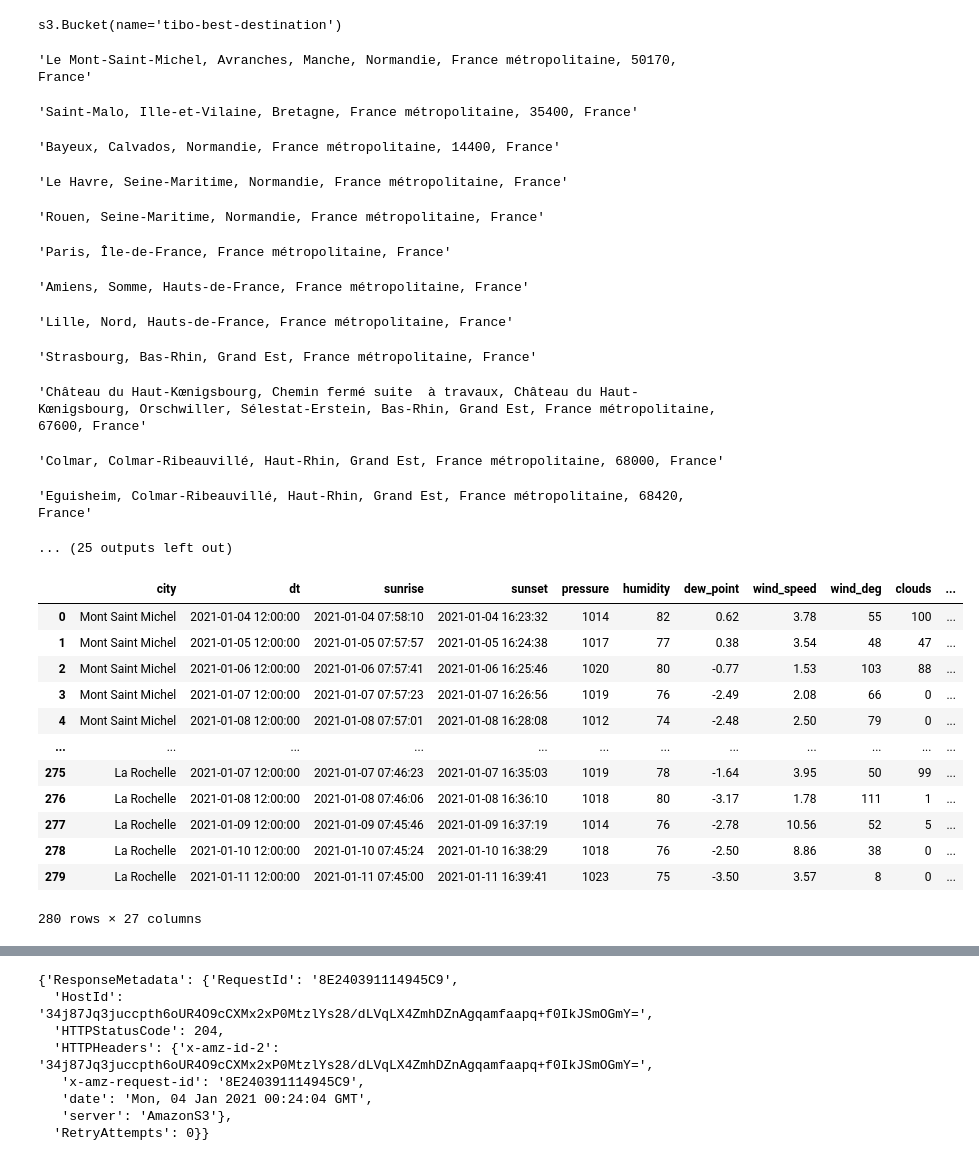
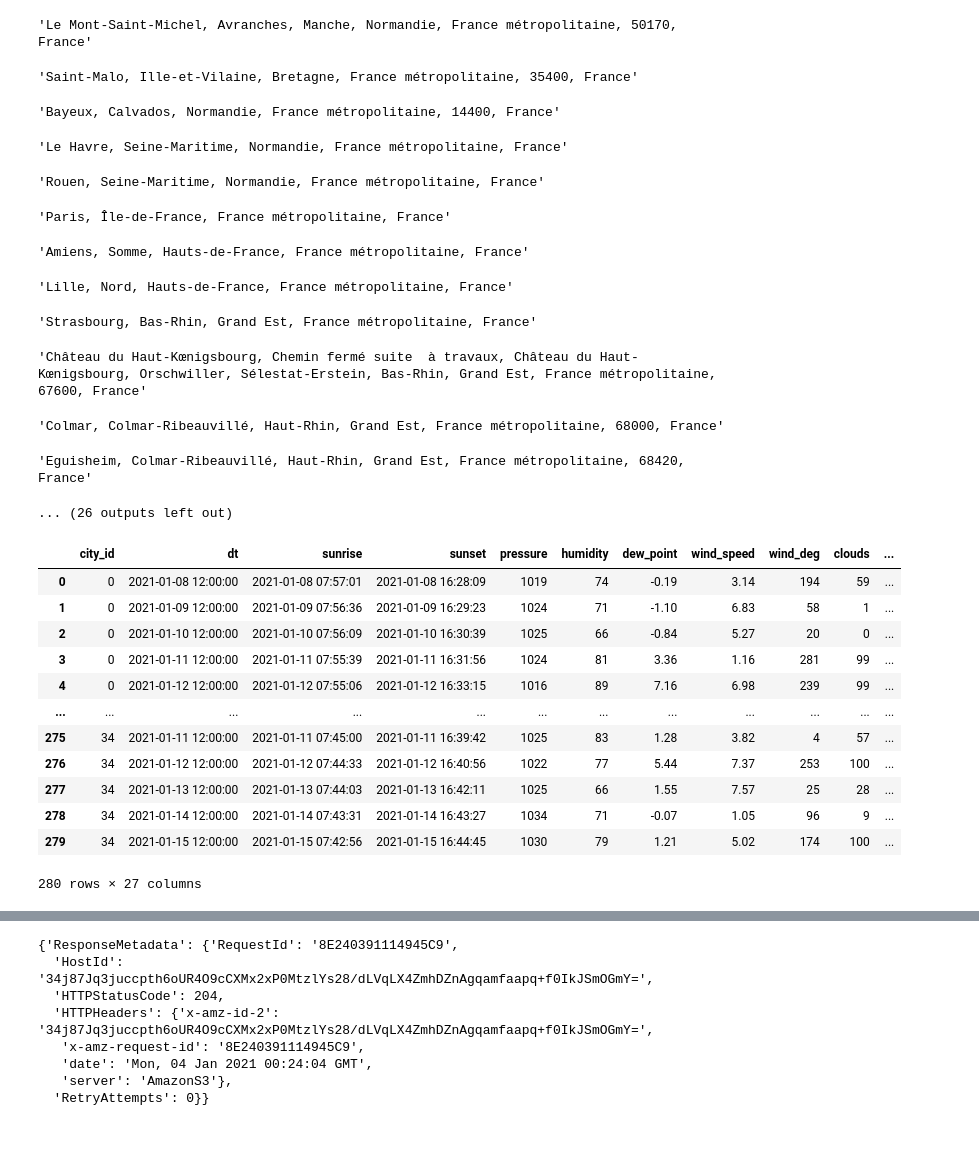
Before and after one commit to thibaudchevrier/Kayak, a Jupyter notebook: Kayak.ipynb, the cells around one changed output, grey strips where cells are left out. Cells and saved outputs as stored; diff of their text form; code cells hidden in the pictures.

```diff
--- a/Kayak.ipynb
+++ b/Kayak.ipynb
@@ -4,3 +15,10 @@ import pandas as pd
+# %%
+# Project config
+
+API_KEY = "17f1316f61671c97431a42fc7587f05c"
+
+# Defining result path and file
+HOTELS_FILE_PATH = 'results/hotels.csv'
 # %%
 cities = ["Mont Saint Michel",
           "St Malo",
@@ -51,29 +58,26 @@ Requirement already satisfied: six>=1.5 in /opt/conda/lib/python3.8/site-package
-# %%
-import boto3
-
-# Creation of the S3 bucket
-s3 = boto3.resource("s3")
-s3.create_bucket(Bucket="tibo-best-destination")
-# %% [output]
-s3.Bucket(name='tibo-best-destination')
 # %%
-def filter_weather(city, json_weather):
+def filter_weather(city_id, json_weather):
     rework = ["temp", 'feels_like']
     rework_dict = {key + "_" + cat: value for cat in rework for key, value in json_weather.pop(cat).items()}
     weather_dict = {key + "_weather": value for key, value in json_weather.pop("weather")[0].items() if key not in ["id", "icon"]}
-    return {**{"city": city}, **json_weather, **rework_dict, **weather_dict}
+    return {**{"city_id": city_id}, **json_weather, **rework_dict, **weather_dict}
 
 def get_weather(cities, unit="metric"):
-    res = []
-    for city in cities:
+    res_cities = []
+    res_weather = []
+    for city_id, city in enumerate(cities):
         city_dict = requests.get("https://nominatim.openstreetmap.org/search/%s France?format=json" % city).json()[0]
+        lat = float(city_dict['lat'])
+        lon = float(city_dict['lon'])
+        weather_forecast = requests.get("https://api.openweathermap.org/data/2.5/onecall?lat=%f&lon=%f&units=%s&exclude=current,minutely,hourly,alerts&appid=%s" % (lat, lon, unit, API_KEY)).json()["daily"]
+        res_cities += [{"city_id": city_id, "city_name": city, "display_name": city_dict['display_name'], "lat": lat, "lon": lon}]
+        res_weather += [filter_weather(city_id, weather) for weather in weather_forecast]
         display(city_dict['display_name'])
-        weather_forecast = requests.get("https://api.openweathermap.org/data/2.5/onecall?lat=%f&lon=%f&units=%s&exclude=current,minutely,hourly,alerts&appid=17f1316f61671c97431a42fc7587f05c" % (float(city_dict['lat']), float(city_dict['lon']), unit)).json()["daily"]
-        res += [filter_weather(city, weather) for weather in weather_forecast]
-    return res
+    return res_cities, res_weather
 
-df = pd.DataFrame.from_records(get_weather(cities))
-display(df)
+cities_infos, weather_infos = get_weather(cities)
+df_cities = pd.DataFrame.from_records(cities_infos, index="city_id")
+df_weather = pd.DataFrame.from_records(weather_infos)
 # %% [output]
 'Le Mont-Saint-Michel, Avranches, Manche, Normandie, France métropolitaine, 50170, France'
 'Saint-Malo, Ille-et-Vilaine, Bretagne, France métropolitaine, 35400, France'
@@ -87,24 +91,24 @@ display(df)
 'Château du Haut-Kœnigsbourg, Chemin fermé suite  à travaux, Château du Haut-Kœnigsbourg, Orschwiller, Sélestat-Erstein, Bas-Rhin, Grand Est, France métropolitaine, 67600, France'
 'Colmar, Colmar-Ribeauvillé, Haut-Rhin, Grand Est, France métropolitaine, 68000, France'
 'Eguisheim, Colmar-Ribeauvillé, Haut-Rhin, Grand Est, France métropolitaine, 68420, France'
-... (25 outputs left out)
+... (26 outputs left out)
 # %%
-df['dt'] = pd.to_datetime(df['dt'], unit='s')
-df['sunrise'] = pd.to_datetime(df['sunrise'], unit='s')
-df['sunset'] = pd.to_datetime(df['sunset'], unit='s')
-df['day_light_duration'] = df['sunset'] - df['sunrise']
-display(df)
+df_weather['dt'] = pd.to_datetime(df_weather['dt'], unit='s')
+df_weather['sunrise'] = pd.to_datetime(df_weather['sunrise'], unit='s')
+df_weather['sunset'] = pd.to_datetime(df_weather['sunset'], unit='s')
+df_weather['day_light_duration'] = df_weather['sunset'] - df_weather['sunrise']
+display(df_weather)
 # %% [output]
-|  | city | dt | sunrise | sunset | pressure | humidity | dew_point | wind_speed | wind_deg | clouds | ... |
-| 0 | Mont Saint Michel | 2021-01-04 12:00:00 | 2021-01-04 07:58:10 | 2021-01-04 16:23:32 | 1014 | 82 | 0.62 | 3.78 | 55 | 100 | ... |
-| 1 | Mont Saint Michel | 2021-01-05 12:00:00 | 2021-01-05 07:57:57 | 2021-01-05 16:24:38 | 1017 | 77 | 0.38 | 3.54 | 48 | 47 | ... |
-| 2 | Mont Saint Michel | 2021-01-06 12:00:00 | 2021-01-06 07:57:41 | 2021-01-06 16:25:46 | 1020 | 80 | -0.77 | 1.53 | 103 | 88 | ... |
-| 3 | Mont Saint Michel | 2021-01-07 12:00:00 | 2021-01-07 07:57:23 | 2021-01-07 16:26:56 | 1019 | 76 | -2.49 | 2.08 | 66 | 0 | ... |
-| 4 | Mont Saint Michel | 2021-01-08 12:00:00 | 2021-01-08 07:57:01 | 2021-01-08 16:28:08 | 1012 | 74 | -2.48 | 2.50 | 79 | 0 | ... |
+|  | city_id | dt | sunrise | sunset | pressure | humidity | dew_point | wind_speed | wind_deg | clouds | ... |
+| 0 | 0 | 2021-01-08 12:00:00 | 2021-01-08 07:57:01 | 2021-01-08 16:28:09 | 1019 | 74 | -0.19 | 3.14 | 194 | 59 | ... |
+| 1 | 0 | 2021-01-09 12:00:00 | 2021-01-09 07:56:36 | 2021-01-09 16:29:23 | 1024 | 71 | -1.10 | 6.83 | 58 | 1 | ... |
+| 2 | 0 | 2021-01-10 12:00:00 | 2021-01-10 07:56:09 | 2021-01-10 16:30:39 | 1025 | 66 | -0.84 | 5.27 | 20 | 0 | ... |
+| 3 | 0 | 2021-01-11 12:00:00 | 2021-01-11 07:55:39 | 2021-01-11 16:31:56 | 1024 | 81 | 3.36 | 1.16 | 281 | 99 | ... |
+| 4 | 0 | 2021-01-12 12:00:00 | 2021-01-12 07:55:06 | 2021-01-12 16:33:15 | 1016 | 89 | 7.16 | 6.98 | 239 | 99 | ... |
 | ... | ... | ... | ... | ... | ... | ... | ... | ... | ... | ... | ... |
-| 275 | La Rochelle | 2021-01-07 12:00:00 | 2021-01-07 07:46:23 | 2021-01-07 16:35:03 | 1019 | 78 | -1.64 | 3.95 | 50 | 99 | ... |
-| 276 | La Rochelle | 2021-01-08 12:00:00 | 2021-01-08 07:46:06 | 2021-01-08 16:36:10 | 1018 | 80 | -3.17 | 1.78 | 111 | 1 | ... |
-| 277 | La Rochelle | 2021-01-09 12:00:00 | 2021-01-09 07:45:46 | 2021-01-09 16:37:19 | 1014 | 76 | -2.78 | 10.56 | 52 | 5 | ... |
-| 278 | La Rochelle | 2021-01-10 12:00:00 | 2021-01-10 07:45:24 | 2021-01-10 16:38:29 | 1018 | 76 | -2.50 | 8.86 | 38 | 0 | ... |
-| 279 | La Rochelle | 2021-01-11 12:00:00 | 2021-01-11 07:45:00 | 2021-01-11 16:39:41 | 1023 | 75 | -3.50 | 3.57 | 8 | 0 | ... |
+| 275 | 34 | 2021-01-11 12:00:00 | 2021-01-11 07:45:00 | 2021-01-11 16:39:42 | 1025 | 83 | 1.28 | 3.82 | 4 | 57 | ... |
+| 276 | 34 | 2021-01-12 12:00:00 | 2021-01-12 07:44:33 | 2021-01-12 16:40:56 | 1022 | 77 | 5.44 | 7.37 | 253 | 100 | ... |
+| 277 | 34 | 2021-01-13 12:00:00 | 2021-01-13 07:44:03 | 2021-01-13 16:42:11 | 1025 | 66 | 1.55 | 7.57 | 25 | 28 | ... |
+| 278 | 34 | 2021-01-14 12:00:00 | 2021-01-14 07:43:31 | 2021-01-14 16:43:27 | 1034 | 71 | -0.07 | 1.05 | 96 | 9 | ... |
+| 279 | 34 | 2021-01-15 12:00:00 | 2021-01-15 07:42:56 | 2021-01-15 16:44:45 | 1030 | 79 | 1.21 | 5.02 | 174 | 100 | ... |
 280 rows × 27 columns
```
Also changed, not shown: parts of 12 cells of this notebook, 4 other files.
